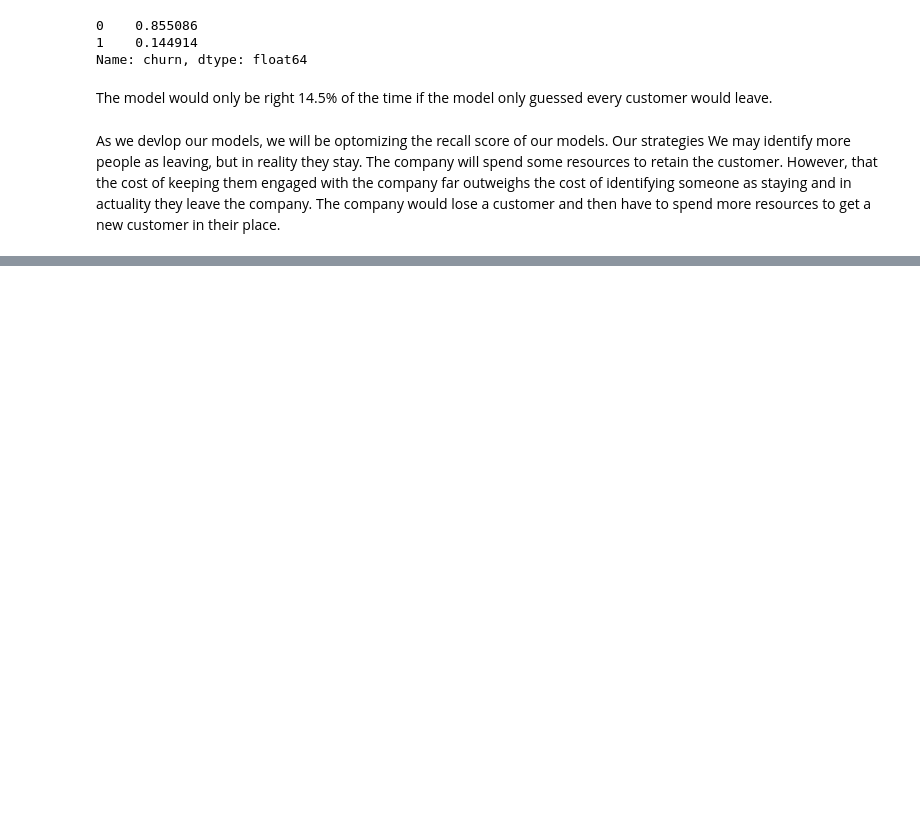
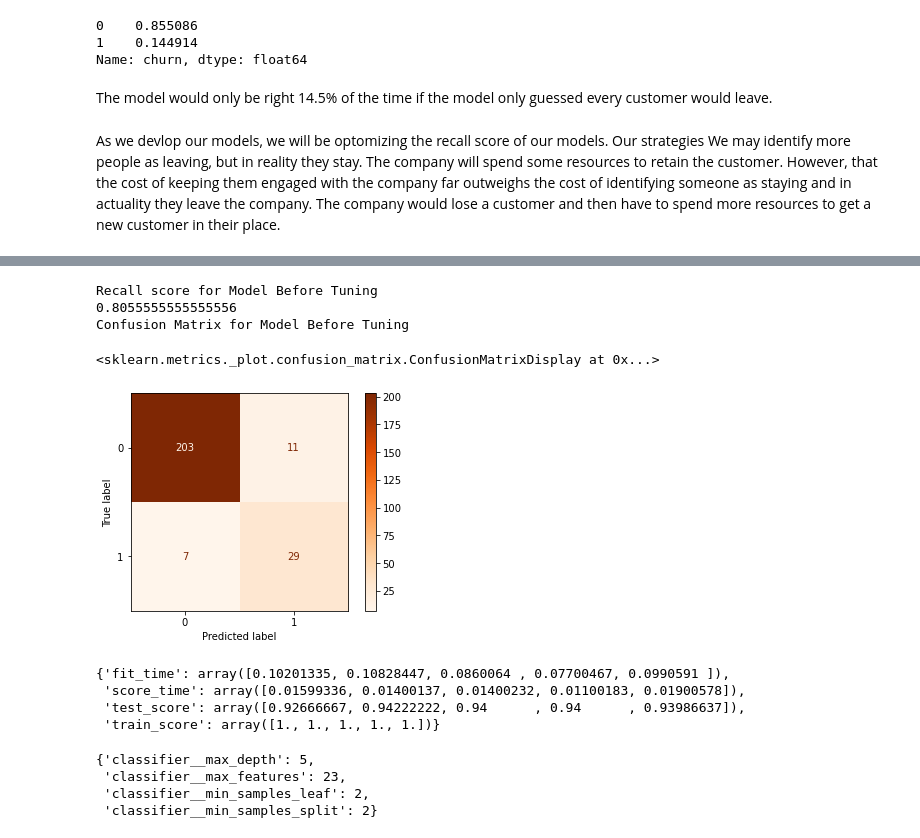
Before and after one commit to MellissaValle/CustomerChurn, a Jupyter notebook: notebooks/Dave/Modeling.ipynb, the cells around one changed output, grey strips where cells are left out. Drawn from its saved outputs; the diff is of its cells as text; code cells hidden in the pictures; blank space fills up the shorter version.

```diff
--- a/notebooks/Dave/Modeling.ipynb
+++ b/notebooks/Dave/Modeling.ipynb
@@ -29,0 +356,2 @@ As we devlop our models, we will be optomizing the recall score of our models. O
+# %%
+preprocess.fit(X_train)
@@ -29,0 +376,8 @@ As we devlop our models, we will be optomizing the recall score of our models. O
+# %%
+dt = Pipeline(steps=[
+    ('preprocess', preprocess),
+    ("sampling", SMOTE(random_state=seed)),
+    ('classifier', DecisionTreeClassifier(random_state=seed))
+])
+# %%
+dt.fit(X_train, y_train)
@@ -29,0 +402,20 @@ As we devlop our models, we will be optomizing the recall score of our models. O
+# %%
+y_preds = dt.predict(X_test)
+# %%
+print('Recall score for Model Before Tuning')
+print(recall_score(y_test, y_preds))
+print('Confusion Matrix for Model Before Tuning')
+plot_confusion_matrix(dt, X_test, y_test, cmap=plt.cm.Oranges)
+# %% [output]
+Recall score for Model Before Tuning
+0.8055555555555556
+Confusion Matrix for Model Before Tuning
+<sklearn.metrics._plot.confusion_matrix.ConfusionMatrixDisplay at 0x...>
+[figure, added]
+# %%
+cross_validate(dt, X_train, y_train, return_train_score=True)
+# %% [output]
+{'fit_time': array([0.10201335, 0.10828447, 0.0860064 , 0.07700467, 0.0990591 ]),
+ 'score_time': array([0.01599336, 0.01400137, 0.01400232, 0.01100183, 0.01900578]),
+ 'test_score': array([0.92666667, 0.94222222, 0.94      , 0.94      , 0.93986637]),
+ 'train_score': array([1., 1., 1., 1., 1.])}
@@ -29,0 +433,7 @@ As we devlop our models, we will be optomizing the recall score of our models. O
+# %%
+output.best_params_
+# %% [output]
+{'classifier__max_depth': 5,
+ 'classifier__max_features': 23,
+ 'classifier__min_samples_leaf': 2,
+ 'classifier__min_samples_split': 2}
```
Also changed, not shown: parts of 40 cells of this notebook.
